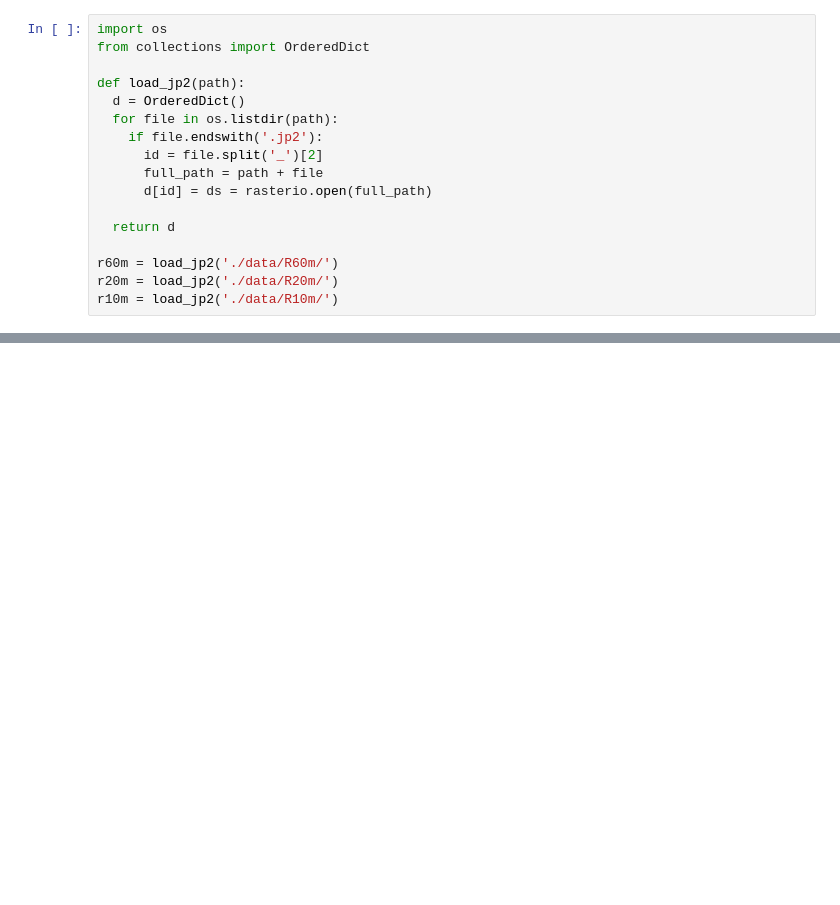
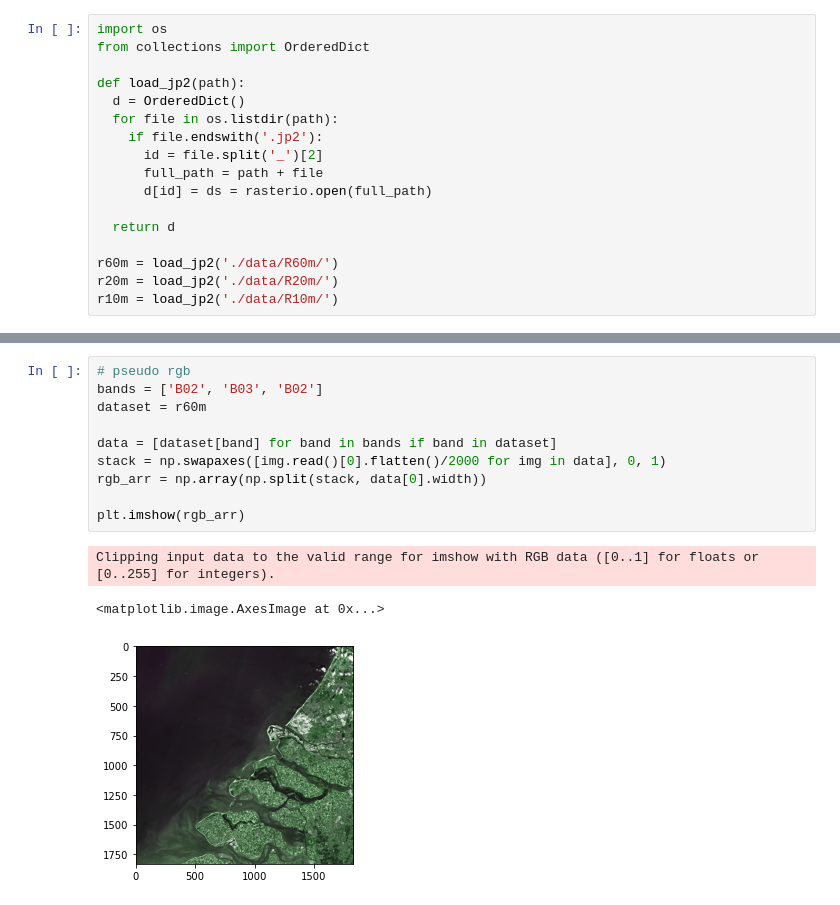
Before and after one commit to ondrej-vesely/GEO1001-hw2, a Jupyter notebook: hw2.ipynb, the cells around one changed output, grey strips where cells are left out. Cells and saved outputs as stored; diff of their text form; blank space fills up the shorter version.

```diff
--- a/hw2.ipynb
+++ b/hw2.ipynb
@@ -42,0 +35,14 @@ c 2
+# %%
+# pseudo rgb
+bands = ['B02', 'B03', 'B02']
+dataset = r60m
+
+data = [dataset[band] for band in bands if band in dataset]
+stack = np.swapaxes([img.read()[0].flatten()/2000 for img in data], 0, 1)
+rgb_arr = np.array(np.split(stack, data[0].width))
+
+plt.imshow(rgb_arr)
+# %% [output]
+Clipping input data to the valid range for imshow with RGB data ([0..1] for floats or [0..255] for integers).
+<matplotlib.image.AxesImage at 0x...>
+[figure, added]
```
Also changed, not shown: parts of 9 cells of this notebook.
